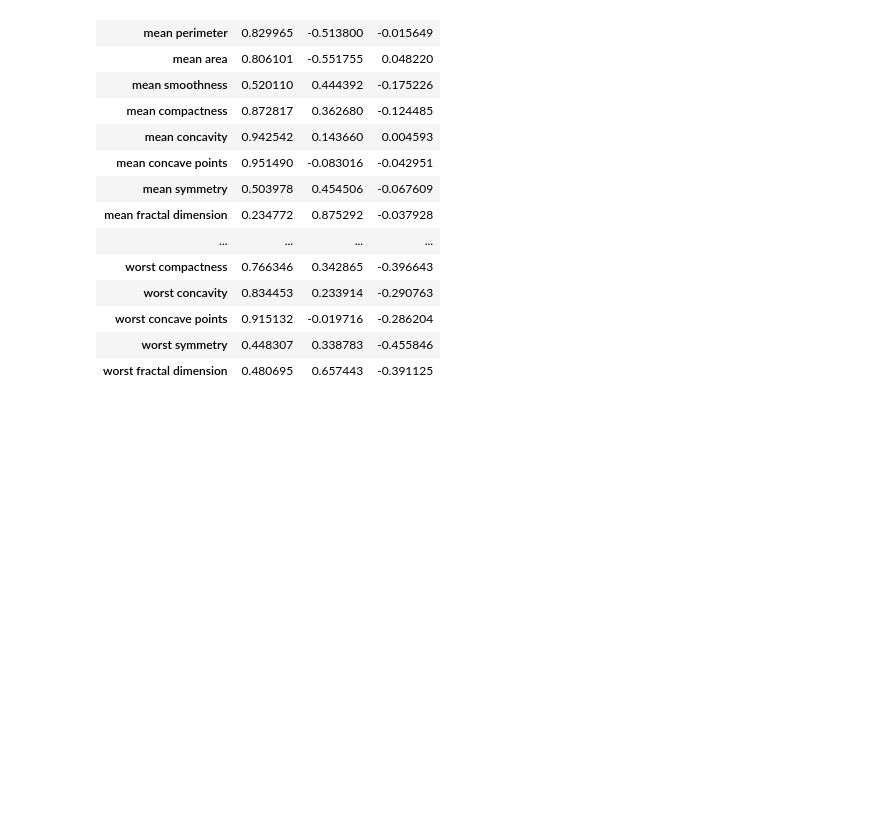
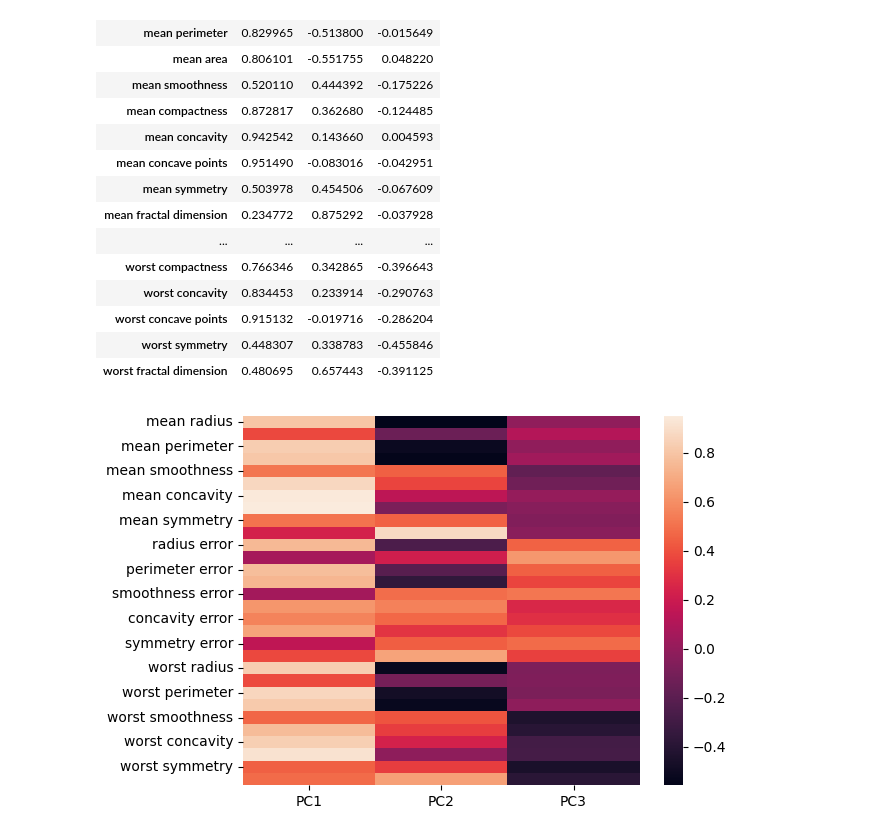
Before and after one commit to xRomory/CCADMACL_EXERCISES_COM231ML, a Jupyter notebook: exercise_4b/deveraca_exercise_4b.ipynb, the cells around one changed output. Drawn from its saved outputs; the diff is of its cells as text; code cells hidden in the pictures; blank space fills up the shorter version.

```diff
--- a/exercise_4b/deveraca_exercise_4b.ipynb
+++ b/exercise_4b/deveraca_exercise_4b.ipynb
@@ -243,3 +243,9 @@ loadings_df
 | worst concave points | 0.915132 | -0.019716 | -0.286204 |
 | worst symmetry | 0.448307 | 0.338783 | -0.455846 |
 | worst fractal dimension | 0.480695 | 0.657443 | -0.391125 |
+# %%
+# Heat map
+sns.heatmap(loadings_df)
+plt.show()
+# %% [output]
+[figure, added]
```
